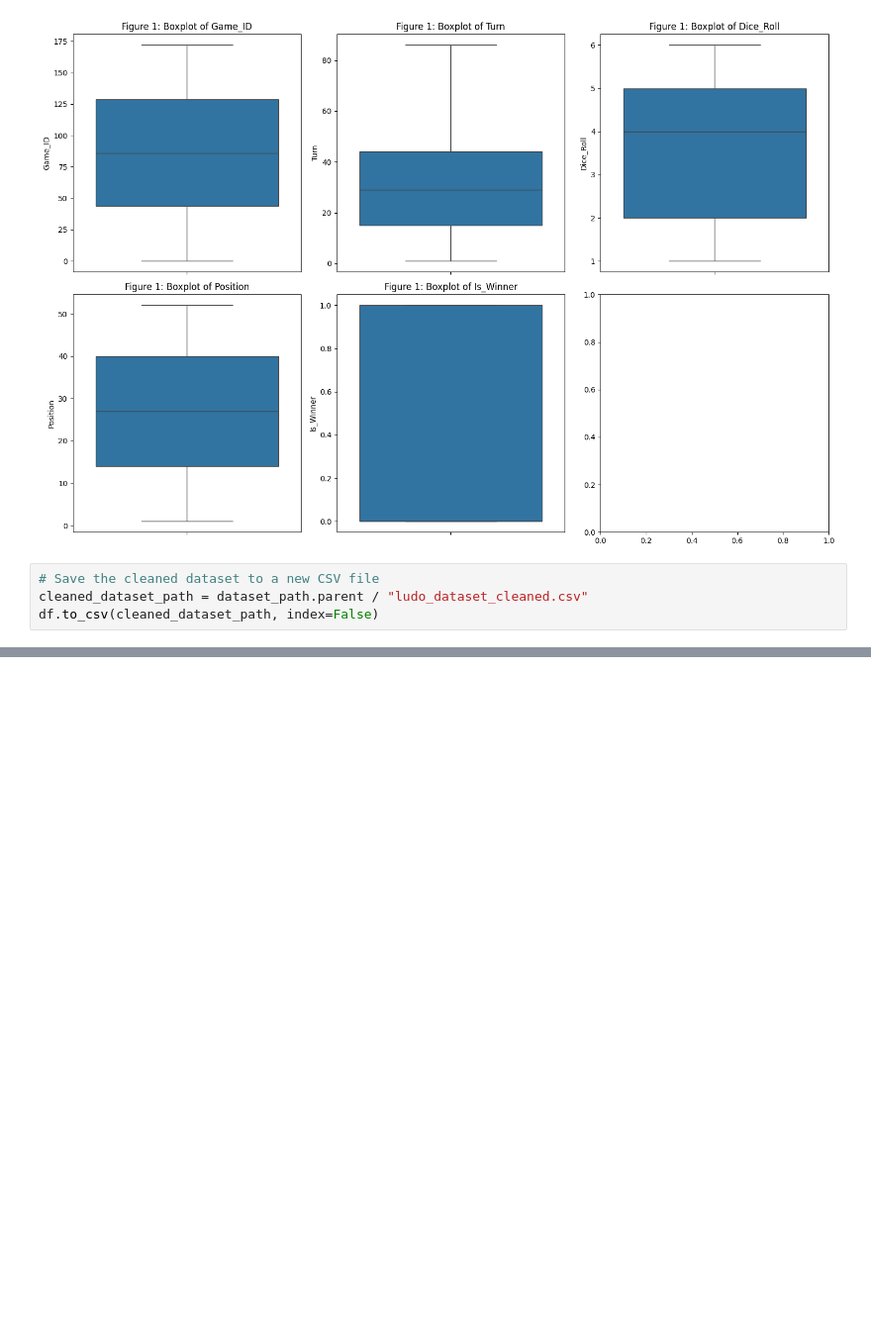
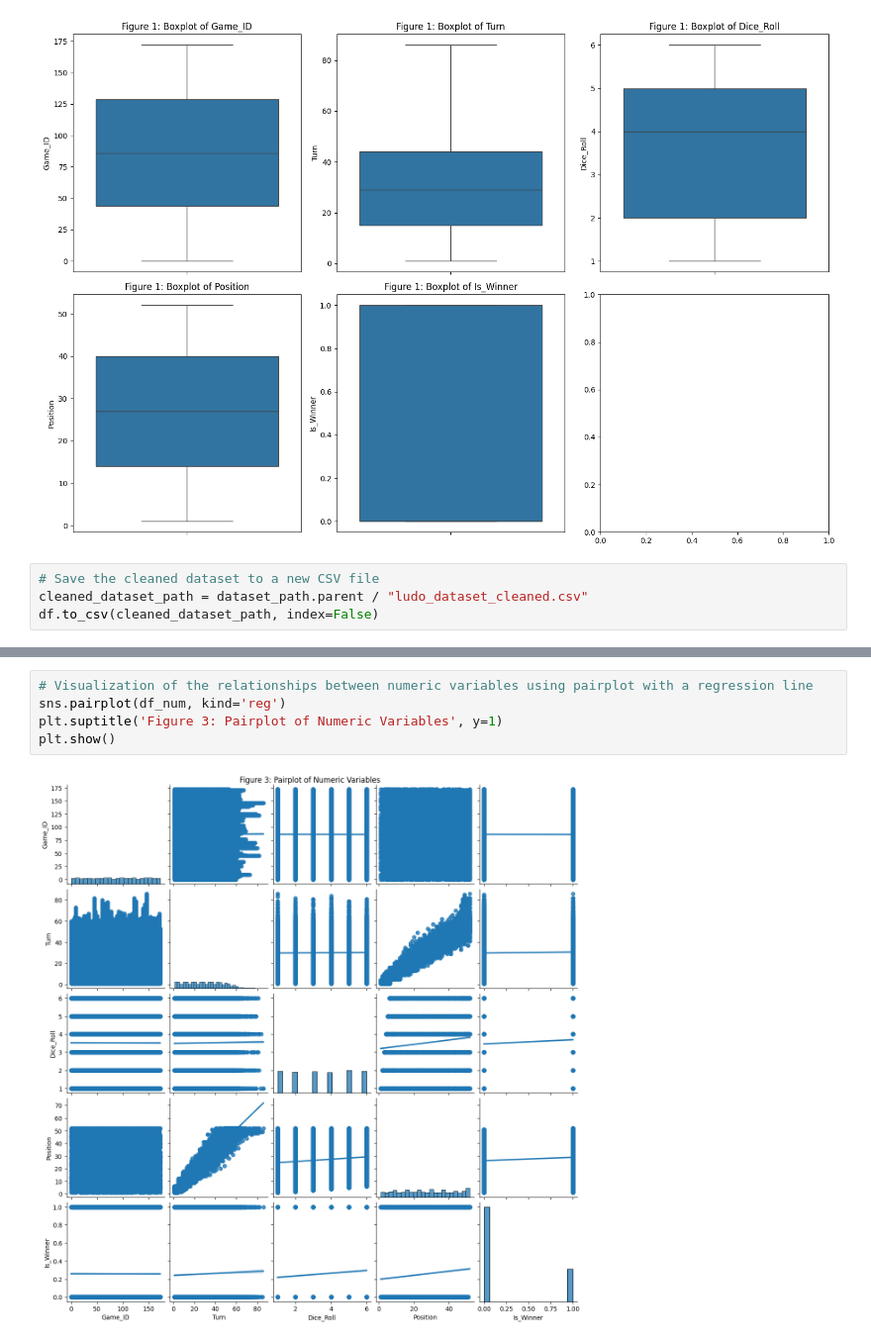
Before and after one commit to chizoalban2003-beep/Ludometrics-AI-Ethics, a Jupyter notebook: jupyter_notebooks/Ludo_EDA.ipynb, the cells around one changed output, grey strips where cells are left out. Shown at 99% size. Saved outputs shown, nothing was run; the diff lists cells and outputs as text; blank space fills up the shorter version.

Commit message:
Visualizing numeric variables

```diff
--- a/jupyter_notebooks/Ludo_EDA.ipynb
+++ b/jupyter_notebooks/Ludo_EDA.ipynb
@@ -84,0 +87,7 @@ plt.show()
+# %%
+# Visualization of the relationships between numeric variables using pairplot with a regression line
+sns.pairplot(df_num, kind='reg')
+plt.suptitle('Figure 3: Pairplot of Numeric Variables', y=1)
+plt.show()
+# %% [output]
+[figure, added]
```
Also changed, not shown: parts of 2 cells of this notebook.
